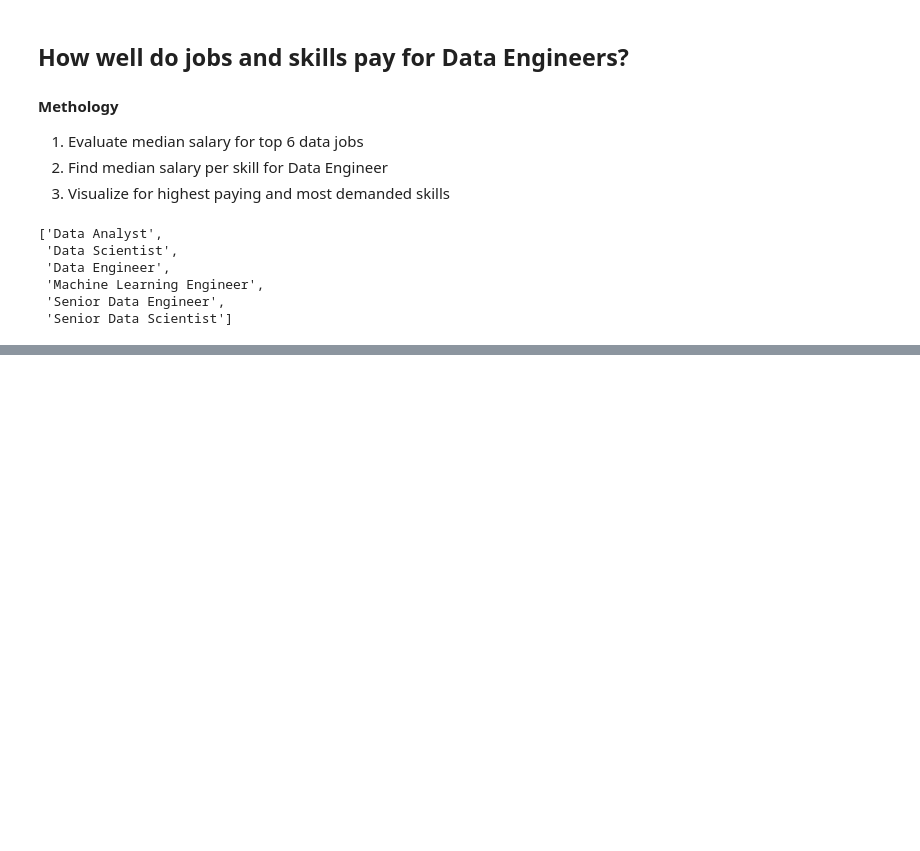
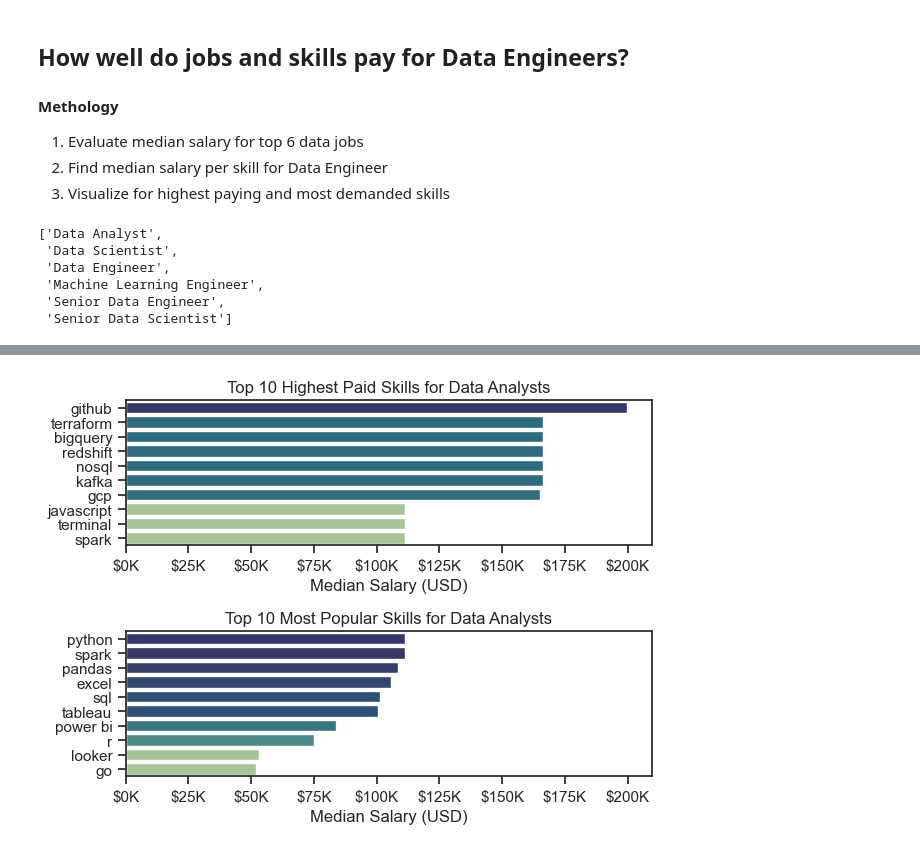
Before and after one commit to DavidSnr1/Python_for_Data_Analytics_Course, a Jupyter notebook: 03_Project_Section/Salary_Analysis.ipynb, the cells around one changed output, grey strips where cells are left out. Cells and saved outputs as stored; diff of their text form; code cells hidden in the pictures; blank space fills up the shorter version.

```diff
--- a/03_Project_Section/Salary_Analysis.ipynb
+++ b/03_Project_Section/Salary_Analysis.ipynb
@@ -49,0 +57,4 @@ plt.show()
+# %%
+df_DA_Ger = df_DA_Ger.explode('job_skills')
+
+df_DA_Ger[['salary_year_avg' , 'job_skills']].head()
@@ -49,0 +68,6 @@ plt.show()
+# %%
+df_DA_top_pay = df_DA_Ger.groupby('job_skills')['salary_year_avg'].agg(['count', 'median']).sort_values(by='median', ascending=False)
+
+df_DA_top_pay = df_DA_top_pay.head(10)
+
+df_DA_top_pay
@@ -49,0 +87,6 @@ plt.show()
+# %%
+df_DA_most_pop = df_DA_Ger.groupby('job_skills')['salary_year_avg'].agg(['count', 'median']).sort_values(by='count', ascending=False)
+
+df_DA_most_pop = df_DA_most_pop.head(10).sort_values(by='median', ascending=False)
+
+df_DA_most_pop
@@ -49,0 +106,25 @@ plt.show()
+# %%
+fig, ax = plt.subplots(2,1)
+sns.set_theme(style='ticks')
+
+# Top 10 Highest Paid Skills for Data Analysts (Germany)
+sns.barplot(data=df_DA_top_pay, x='median', y=df_DA_top_pay.index, hue='median', ax=ax[0], palette='crest')
+ax[0].legend().remove()
+ax[0].set_title('Top 10 Highest Paid Skills for Data Analysts')
+ax[0].set_ylabel('')
+ax[0].set_xlabel('Median Salary (USD)')
+ax[0].set_xlim(ax[0].get_xlim())
+ax[0].xaxis.set_major_formatter(plt.FuncFormatter(lambda x, _: f'${int(x/1000)}K'))
+
+sns.barplot(data=df_DA_most_pop, x='median', y=df_DA_most_pop.index, hue='median', ax=ax[1], palette='crest')
+ax[1].legend().remove()
+ax[1].set_title('Top 10 Most Popular Skills for Data Analysts')
+ax[1].set_ylabel('')
+ax[1].set_xlabel('Median Salary (USD)')
+ax[1].set_xlim(ax[0].get_xlim())
+ax[1].xaxis.set_major_formatter(plt.FuncFormatter(lambda x, _: f'${int(x/1000)}K'))
+
+plt.tight_layout()
+plt.show()
+# %% [output]
+[figure, added]
```
Also changed, not shown: parts of 5 cells of this notebook, 3 other files.
